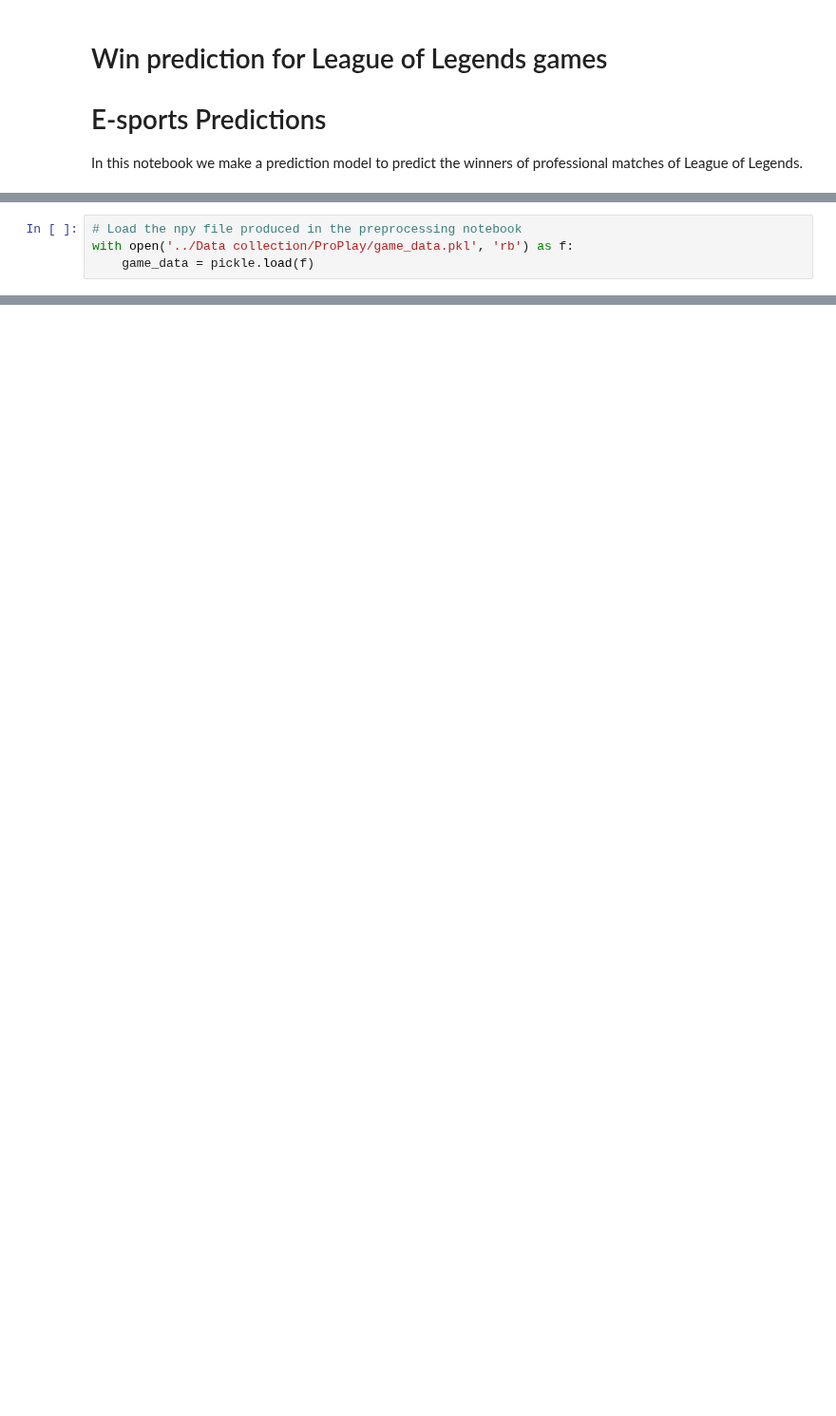
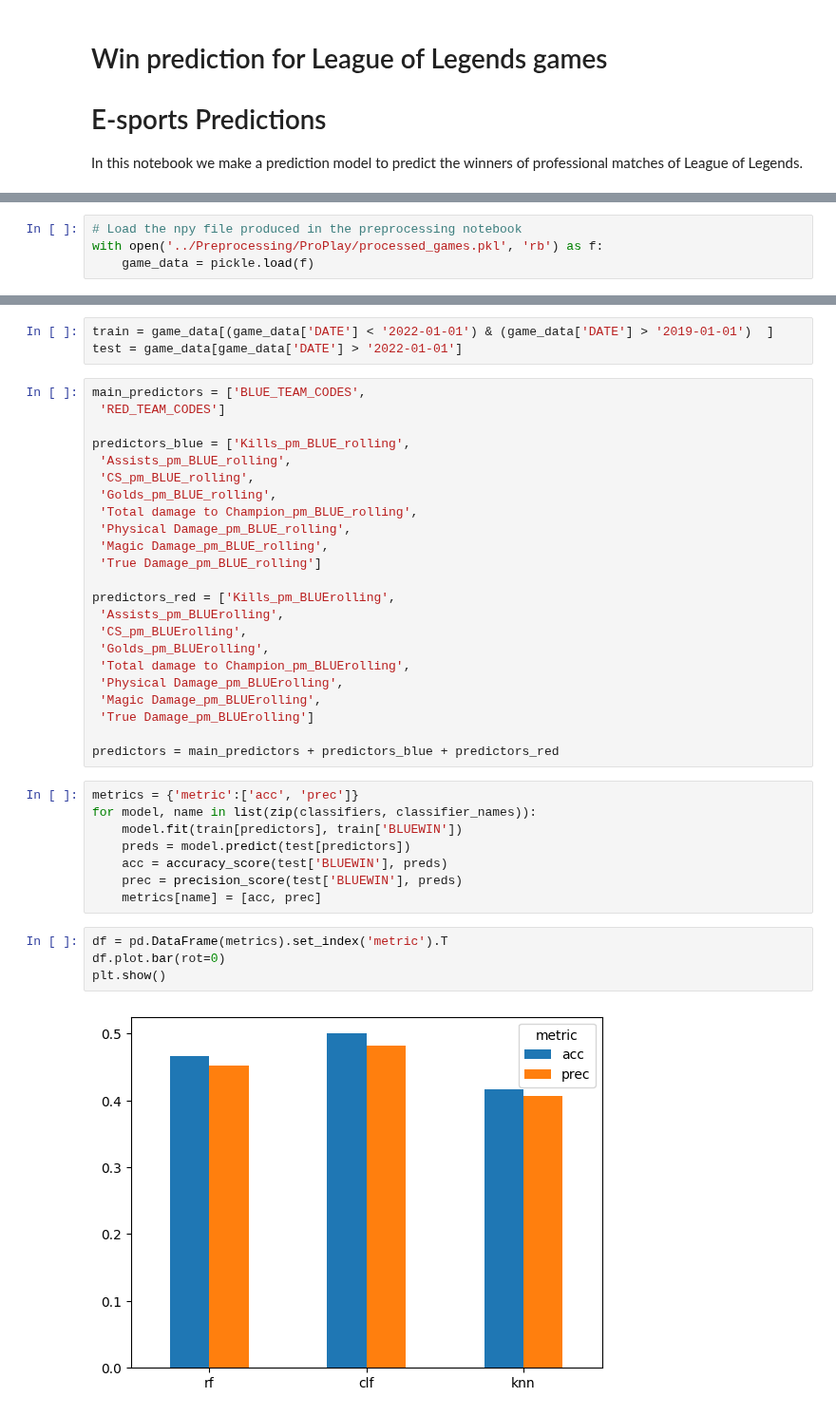
Before and after one commit to Mark-Bugden/League-of-Legends-Win-Prediction, a Jupyter notebook: src/ProPlay_prediction.ipynb, the cells around one changed output, grey strips where cells are left out. Shown at 95% size. Saved outputs shown, nothing was run; the diff lists cells and outputs as text; blank space fills up the shorter version.

```diff
--- a/src/ProPlay_prediction.ipynb
+++ b/src/ProPlay_prediction.ipynb
@@ -20,5 +22,5 @@ pd.set_option('display.max_columns', 200)
 pd.set_option('display.max_rows', 40)
 # %%
 # Load the npy file produced in the preprocessing notebook
-with open('../Data collection/ProPlay/game_data.pkl', 'rb') as f:
+with open('../Preprocessing/ProPlay/processed_games.pkl', 'rb') as f:
     game_data = pickle.load(f)
@@ -24,0 +60,40 @@ with open('../Data collection/ProPlay/game_data.pkl', 'rb') as f:
+# %%
+train = game_data[(game_data['DATE'] < '2022-01-01') & (game_data['DATE'] > '2019-01-01')  ]
+test = game_data[game_data['DATE'] > '2022-01-01']
+# %%
+main_predictors = ['BLUE_TEAM_CODES',
+ 'RED_TEAM_CODES']
+
+predictors_blue = ['Kills_pm_BLUE_rolling',
+ 'Assists_pm_BLUE_rolling',
+ 'CS_pm_BLUE_rolling',
+ 'Golds_pm_BLUE_rolling',
+ 'Total damage to Champion_pm_BLUE_rolling',
+ 'Physical Damage_pm_BLUE_rolling',
+ 'Magic Damage_pm_BLUE_rolling',
+ 'True Damage_pm_BLUE_rolling']
+
+predictors_red = ['Kills_pm_BLUErolling',
+ 'Assists_pm_BLUErolling',
+ 'CS_pm_BLUErolling',
+ 'Golds_pm_BLUErolling',
+ 'Total damage to Champion_pm_BLUErolling',
+ 'Physical Damage_pm_BLUErolling',
+ 'Magic Damage_pm_BLUErolling',
+ 'True Damage_pm_BLUErolling']
+
+predictors = main_predictors + predictors_blue + predictors_red
+# %%
+metrics = {'metric':['acc', 'prec']}
+for model, name in list(zip(classifiers, classifier_names)):
+    model.fit(train[predictors], train['BLUEWIN'])
+    preds = model.predict(test[predictors])
+    acc = accuracy_score(test['BLUEWIN'], preds)
+    prec = precision_score(test['BLUEWIN'], preds)
+    metrics[name] = [acc, prec]
+# %%
+df = pd.DataFrame(metrics).set_index('metric').T
+df.plot.bar(rot=0)
+plt.show()
+# %% [output]
+[figure, added]
```
Also changed, not shown: parts of 7 cells of this notebook, 3 other files.
